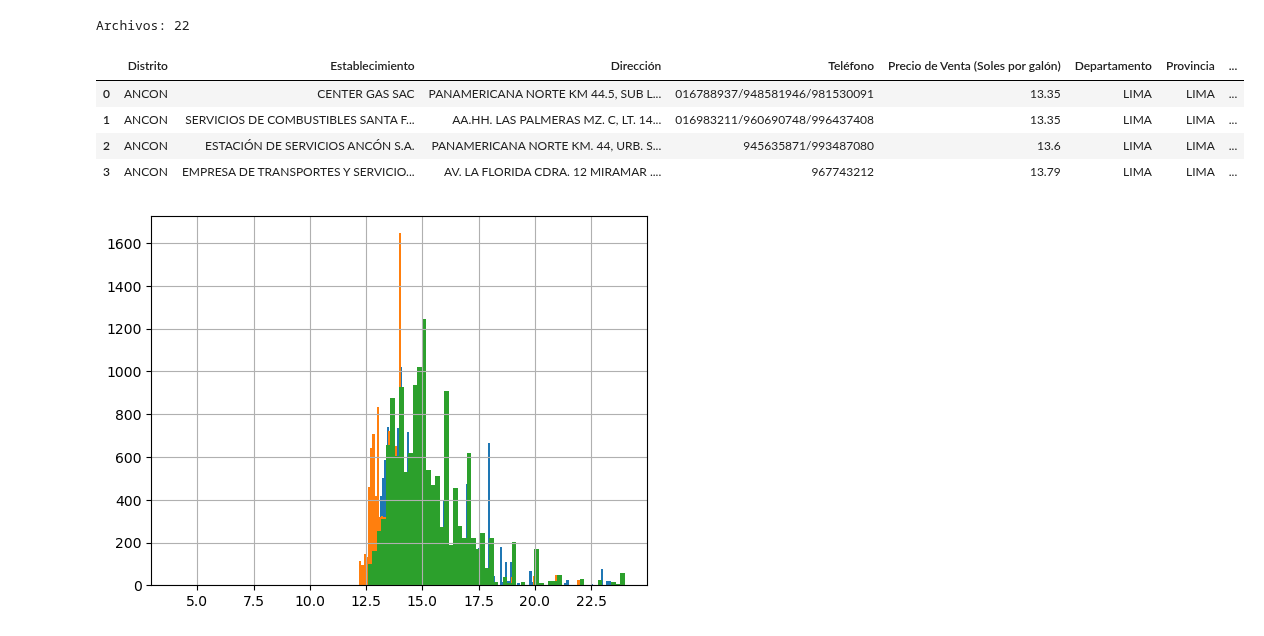
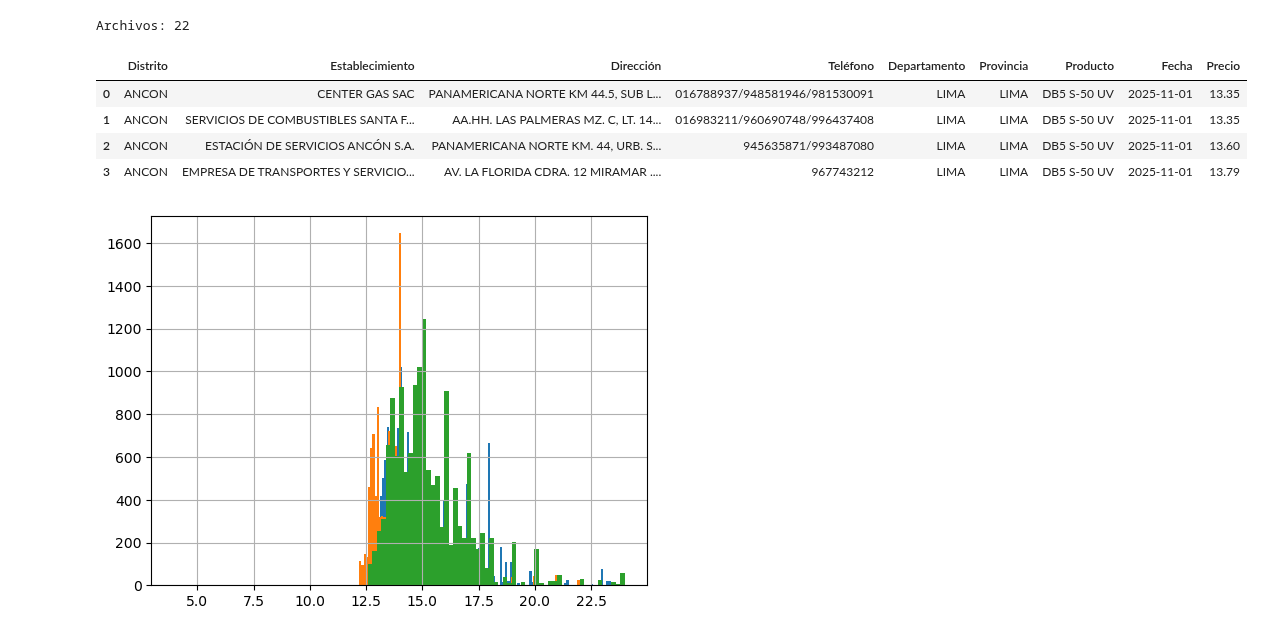
Before and after one commit to jhersoncueva/PEU_INEI_Proyecto_Integrador_IPC, a Jupyter notebook: ipc-webscraping/clean_osinergmin.ipynb, the cells around one changed output. Cells and saved outputs as stored; diff of their text form; code cells hidden in the pictures.

```diff
--- a/ipc-webscraping/clean_osinergmin.ipynb
+++ b/ipc-webscraping/clean_osinergmin.ipynb
@@ -6,34 +6,37 @@ import glob
 # %%
 # Carpeta - data diaria
 ruta = "data/raw/osinergmin/"
 archivos = sorted(glob.glob(ruta + "osinergmin_*.csv"))
 
 print(f"Archivos: {len(archivos)}")
 
 dfs = []
 
 for archivo in archivos:
     try:
         df = pd.read_csv(archivo)
-        df["Origen"] = archivo  # para rastrear el archivo
+        # df["Origen"] = archivo  # para rastrear el archivo
         dfs.append(df)
     except Exception as e:
         print(f"Error leyendo {archivo}: {e}")
 
 # Concatenar todo
 osinerg = pd.concat(dfs, ignore_index=True)
 
-# Remover duplicados por si existen repeticiones
 osinerg = osinerg.drop_duplicates()
-osinerg.to_excel("data/consolidated/consolidado_osinergmin.xlsx", index=False)
+
+osinerg = osinerg[['Distrito', 'Establecimiento', 'Dirección', 'Teléfono',
+                        'Departamento', 'Provincia',
+                        'Producto', 'Fecha', 'Precio']]
+osinerg.to_excel("data/consolidated/consolidado_combustibles.xlsx", index=False)
 osinerg.head(4)
 # %% [output]
 Archivos: 22
-|  | Distrito | Establecimiento | Dirección | Teléfono | Precio de Venta (Soles por galón) | Departamento | Provincia | ... |
-| 0 | ANCON | CENTER GAS SAC | PANAMERICANA NORTE KM 44.5, SUB L... | 016788937/948581946/981530091 | 13.35 | LIMA | LIMA | ... |
-| 1 | ANCON | SERVICIOS DE COMBUSTIBLES SANTA F... | AA.HH. LAS PALMERAS MZ. C, LT. 14... | 016983211/960690748/996437408 | 13.35 | LIMA | LIMA | ... |
-| 2 | ANCON | ESTACIÓN DE SERVICIOS ANCÓN S.A. | PANAMERICANA NORTE KM. 44, URB. S... | 945635871/993487080 | 13.6 | LIMA | LIMA | ... |
-| 3 | ANCON | EMPRESA DE TRANSPORTES Y SERVICIO... | AV. LA FLORIDA CDRA. 12 MIRAMAR .... | 967743212 | 13.79 | LIMA | LIMA | ... |
+|  | Distrito | Establecimiento | Dirección | Teléfono | Departamento | Provincia | Producto | Fecha | Precio |
+| 0 | ANCON | CENTER GAS SAC | PANAMERICANA NORTE KM 44.5, SUB L... | 016788937/948581946/981530091 | LIMA | LIMA | DB5 S-50 UV | 2025-11-01 | 13.35 |
+| 1 | ANCON | SERVICIOS DE COMBUSTIBLES SANTA F... | AA.HH. LAS PALMERAS MZ. C, LT. 14... | 016983211/960690748/996437408 | LIMA | LIMA | DB5 S-50 UV | 2025-11-01 | 13.35 |
+| 2 | ANCON | ESTACIÓN DE SERVICIOS ANCÓN S.A. | PANAMERICANA NORTE KM. 44, URB. S... | 945635871/993487080 | LIMA | LIMA | DB5 S-50 UV | 2025-11-01 | 13.60 |
+| 3 | ANCON | EMPRESA DE TRANSPORTES Y SERVICIO... | AV. LA FLORIDA CDRA. 12 MIRAMAR .... | 967743212 | LIMA | LIMA | DB5 S-50 UV | 2025-11-01 | 13.79 |
 # %%
 osinerg[osinerg["Producto"]=="DB5 S-50 UV"].Precio.hist(bins=100)
 osinerg[osinerg["Producto"]=="Gasohol Regular"].Precio.hist(bins=100)
```
Also changed, not shown: parts of 1 cell of this notebook, 8 other files.
